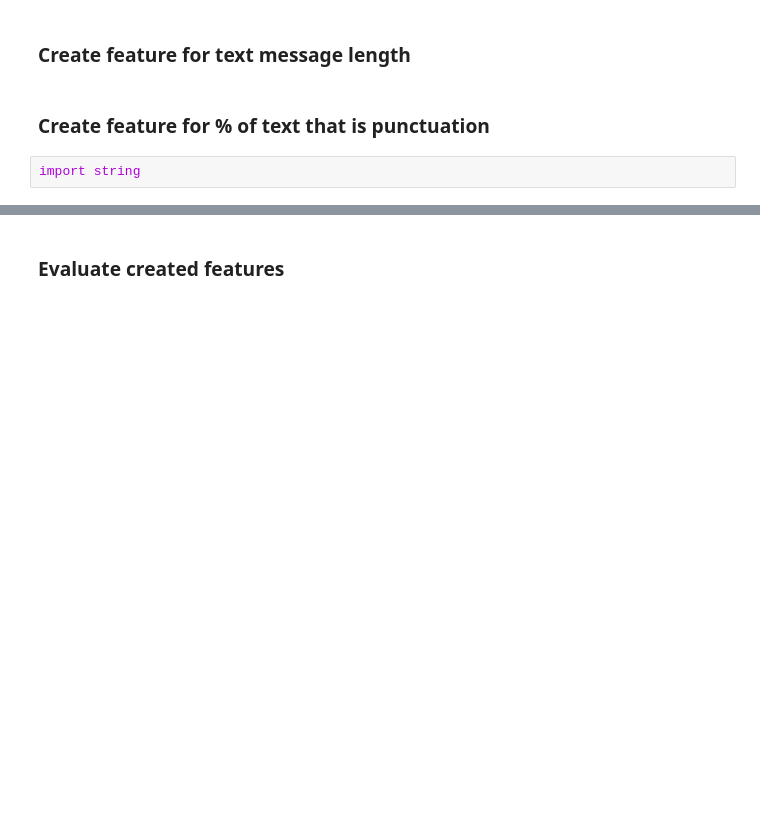
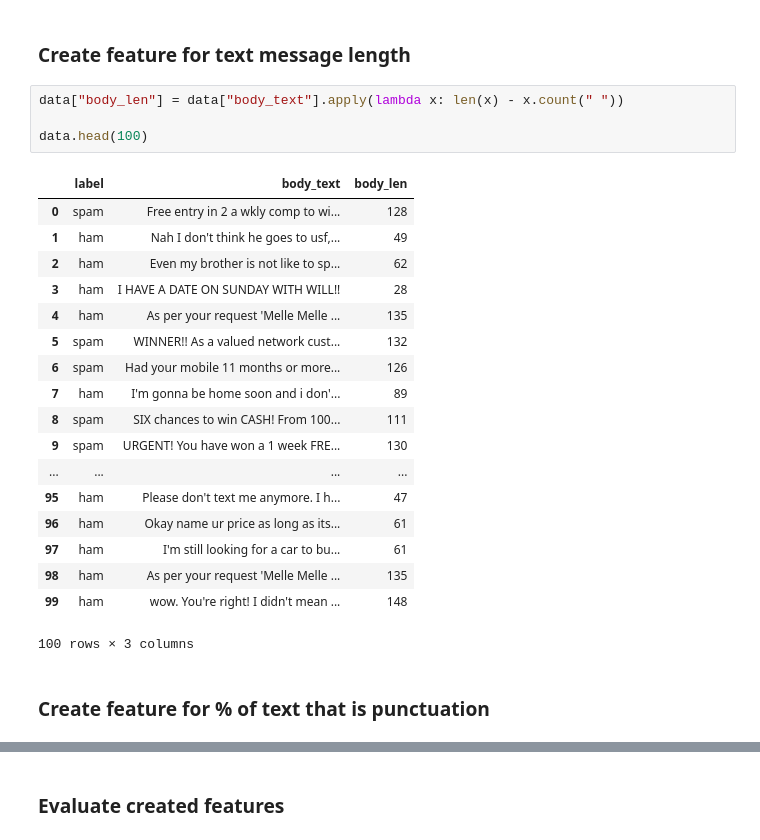
Before and after one commit to deep-droid/machinelearning, a Jupyter notebook: NLP with Python for Machine Learning Essential Training/04_02.ipynb, the cells around one changed output, grey strips where cells are left out. Saved outputs shown, nothing was run; the diff lists cells and outputs as text; blank space fills up the shorter version.

```diff
--- a/NLP with Python for Machine Learning Essential Training/04_02.ipynb
+++ b/NLP with Python for Machine Learning Essential Training/04_02.ipynb
@@ -9,7 +9,28 @@ data = pd.read_csv("Ex_Files_NLP_Python_ML_EssT\\Exercise Files\\Ch04\\04_02\\St
 data.columns = ['label', 'body_text']
 # %% [markdown]
 ### Create feature for text message length
+# %%
+data["body_len"] = data["body_text"].apply(lambda x: len(x) - x.count(" "))
+
+data.head(100)
+# %% [output]
+|  | label | body_text | body_len |
+| 0 | spam | Free entry in 2 a wkly comp to wi... | 128 |
+| 1 | ham | Nah I don't think he goes to usf,... | 49 |
+| 2 | ham | Even my brother is not like to sp... | 62 |
+| 3 | ham | I HAVE A DATE ON SUNDAY WITH WILL!! | 28 |
+| 4 | ham | As per your request 'Melle Melle ... | 135 |
+| 5 | spam | WINNER!! As a valued network cust... | 132 |
+| 6 | spam | Had your mobile 11 months or more... | 126 |
+| 7 | ham | I'm gonna be home soon and i don'... | 89 |
+| 8 | spam | SIX chances to win CASH! From 100... | 111 |
+| 9 | spam | URGENT! You have won a 1 week FRE... | 130 |
+| ... | ... | ... | ... |
+| 95 | ham | Please don't text me anymore. I h... | 47 |
+| 96 | ham | Okay name ur price as long as its... | 61 |
+| 97 | ham | I'm still looking for a car to bu... | 61 |
+| 98 | ham | As per your request 'Melle Melle ... | 135 |
+| 99 | ham | wow. You're right! I didn't mean ... | 148 |
+100 rows × 3 columns
 # %% [markdown]
 ### Create feature for % of text that is punctuation
-# %%
-import string
```
Also changed, not shown: parts of 3 cells of this notebook, 6 other files.
